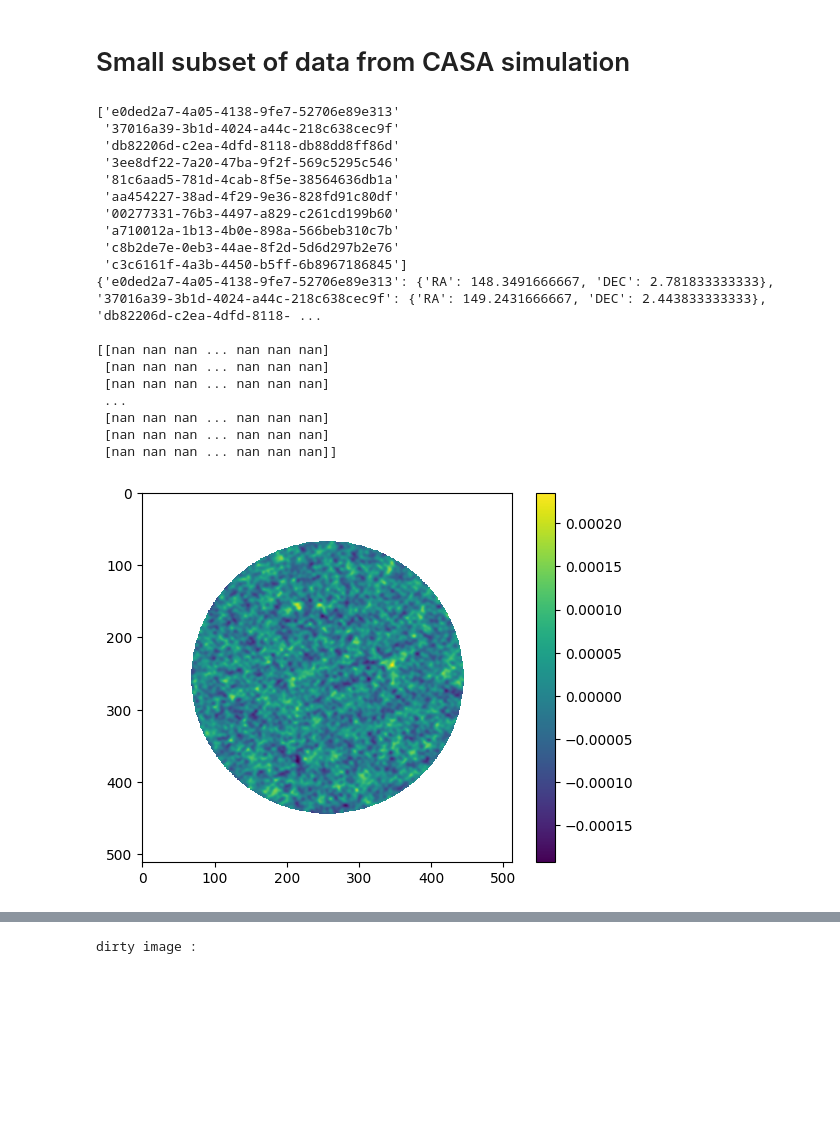
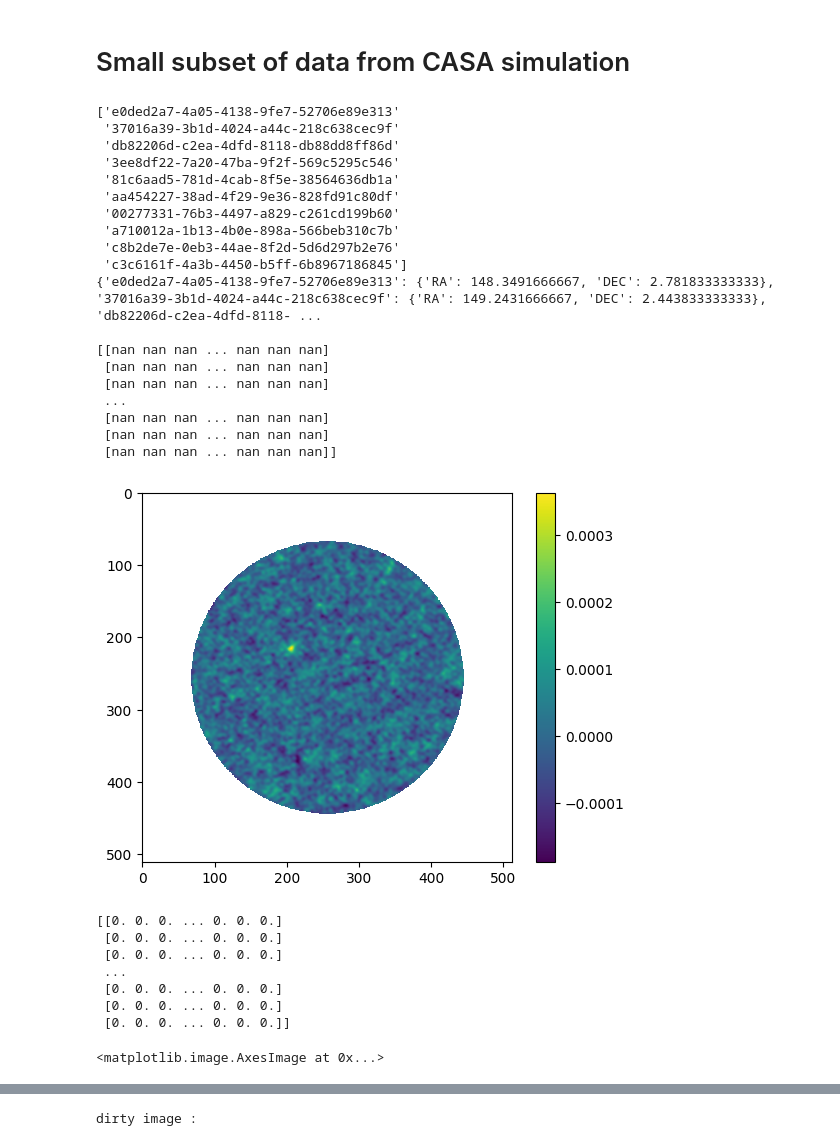
Before and after one commit to TsubasaIzumo/gai_project, a Jupyter notebook: Data - Fast Guide - sample.ipynb, the cells around one changed output, grey strips where cells are left out. Cells and saved outputs as stored; diff of their text form; code cells hidden in the pictures; blank space fills up the shorter version.

```diff
--- a/Data - Fast Guide - sample.ipynb
+++ b/Data - Fast Guide - sample.ipynb
@@ -13,32 +13,45 @@ project_folder = "example_data"
 folder = "mock_real_data"
 sky_keys = np.load(f"{project_folder}/{folder}/sky_keys.npy")
 phase_centers = np.load(f"{project_folder}/{folder}/ra_dec.npy", allow_pickle=True)
 print(sky_keys)
 print(phase_centers)
 print()
-dirty = np.load(f"{project_folder}/{folder}/dirty/00000.npy")
+dirty = np.load(f"{project_folder}/{folder}/dirty/00002.npy")
 print(dirty)
 plt.imshow(dirty)
 plt.colorbar()
 plt.show()
+
+clean = np.load(f"{project_folder}/mock_data/true/00002.npy")
+plt.title("clean image")
+print(clean)
+plt.imshow(clean)
 # %% [output]
 ['e0ded2a7-4a05-4138-9fe7-52706e89e313'
  '37016a39-3b1d-4024-a44c-218c638cec9f'
  'db82206d-c2ea-4dfd-8118-db88dd8ff86d'
  '3ee8df22-7a20-47ba-9f2f-569c5295c546'
  '81c6aad5-781d-4cab-8f5e-38564636db1a'
  'aa454227-38ad-4f29-9e36-828fd91c80df'
  '00277331-76b3-4497-a829-c261cd199b60'
  'a710012a-1b13-4b0e-898a-566beb310c7b'
  'c8b2de7e-0eb3-44ae-8f2d-5d6d297b2e76'
  'c3c6161f-4a3b-4450-b5ff-6b8967186845']
 {'e0ded2a7-4a05-4138-9fe7-52706e89e313': {'RA': 148.3491666667, 'DEC': 2.781833333333}, '37016a39-3b1d-4024-a44c-218c638cec9f': {'RA': 149.2431666667, 'DEC': 2.443833333333}, 'db82206d-c2ea-4dfd-8118- ...
 
 [[nan nan nan ... nan nan nan]
  [nan nan nan ... nan nan nan]
  [nan nan nan ... nan nan nan]
  ...
  [nan nan nan ... nan nan nan]
  [nan nan nan ... nan nan nan]
  [nan nan nan ... nan nan nan]]
-[figure, old version]
+[figure, new version]
+[[0. 0. 0. ... 0. 0. 0.]
+ [0. 0. 0. ... 0. 0. 0.]
+ [0. 0. 0. ... 0. 0. 0.]
+ ...
+ [0. 0. 0. ... 0. 0. 0.]
+ [0. 0. 0. ... 0. 0. 0.]
+ [0. 0. 0. ... 0. 0. 0.]]
+<matplotlib.image.AxesImage at 0x...>
```
Also changed, not shown: parts of 1 cell of this notebook, 27 other files.
